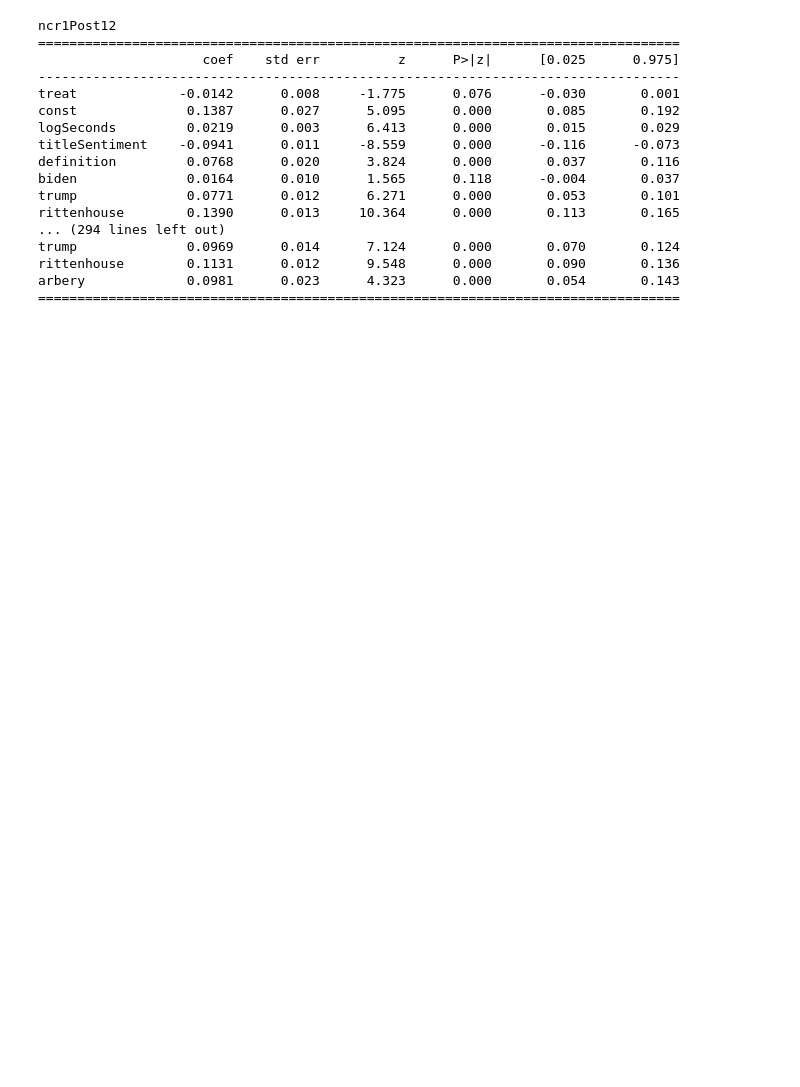
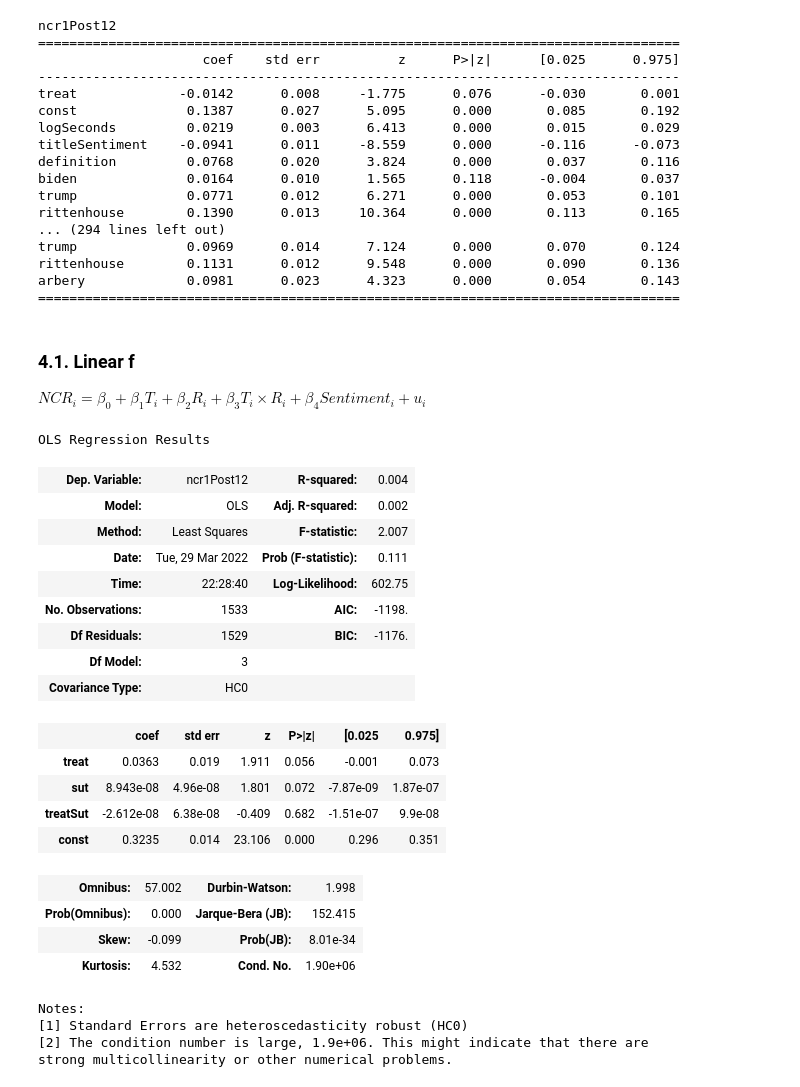
Before and after one commit to ArturoSbr/youtube-dislike-count, a Jupyter notebook: cod/02_analysis/01_EDA.ipynb, the cells around one changed output. Cells and saved outputs as stored; diff of their text form; code cells hidden in the pictures; blank space fills up the shorter version.

```diff
--- a/cod/02_analysis/01_EDA.ipynb
+++ b/cod/02_analysis/01_EDA.ipynb
@@ -113,3 +115,9 @@ df['treat'] = (df['publishedAt'] > '2021-11-10').astype(int)
+# %%
+# Seconds until treatment
+df['sut'] = (pd.Timestamp('2021-11-10') - df['publishedAt']).dt.total_seconds()
+
+# Interaction
+df['treatSut'] = df['sut'].multiply(df['treat'])
 # %% [markdown]
 ## 3. EDA
 List of targets
@@ -316,3 +285,35 @@ trump              0.0969      0.014      7.124      0.000       0.070       0.1
 rittenhouse        0.1131      0.012      9.548      0.000       0.090       0.136
 arbery             0.0981      0.023      4.323      0.000       0.054       0.143
 ==================================================================================
+# %% [markdown]
+### 4.1. Linear f
+$NCR_i = \beta_0 + \beta_1 T_i + \beta_2 R_i + \beta_3 T_i \times R_i + \beta_4 Sentiment_i + u_i$
+# %%
+X = ['treat','sut','treatSut','const']
+m1 = sm.OLS(endog=df['ncr1Post12'], exog=df[X], missing='drop')
+m1_fit = m1.fit(cov_type='HC0')
+m1_fit.summary()
+# %% [output]
+OLS Regression Results
+| Dep. Variable: | ncr1Post12 | R-squared: | 0.004 |
+| Model: | OLS | Adj. R-squared: | 0.002 |
+| Method: | Least Squares | F-statistic: | 2.007 |
+| Date: | Tue, 29 Mar 2022 | Prob (F-statistic): | 0.111 |
+| Time: | 22:28:40 | Log-Likelihood: | 602.75 |
+| No. Observations: | 1533 | AIC: | -1198. |
+| Df Residuals: | 1529 | BIC: | -1176. |
+| Df Model: | 3 |  |  |
+| Covariance Type: | HC0 |  |  |
+|  | coef | std err | z | P>|z| | [0.025 | 0.975] |
+| treat | 0.0363 | 0.019 | 1.911 | 0.056 | -0.001 | 0.073 |
+| sut | 8.943e-08 | 4.96e-08 | 1.801 | 0.072 | -7.87e-09 | 1.87e-07 |
+| treatSut | -2.612e-08 | 6.38e-08 | -0.409 | 0.682 | -1.51e-07 | 9.9e-08 |
+| const | 0.3235 | 0.014 | 23.106 | 0.000 | 0.296 | 0.351 |
+| Omnibus: | 57.002 | Durbin-Watson: | 1.998 |
+| Prob(Omnibus): | 0.000 | Jarque-Bera (JB): | 152.415 |
+| Skew: | -0.099 | Prob(JB): | 8.01e-34 |
+| Kurtosis: | 4.532 | Cond. No. | 1.90e+06 |
+Notes:
+[1] Standard Errors are heteroscedasticity robust (HC0)
+[2] The condition number is large, 1.9e+06. This might indicate that there are
+strong multicollinearity or other numerical problems.
```
Also changed, not shown: parts of 17 cells of this notebook.
